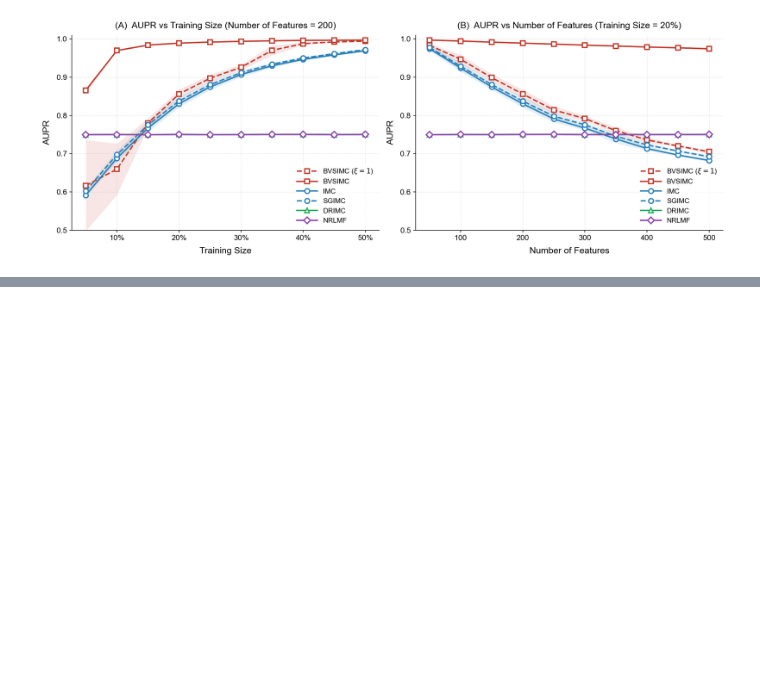
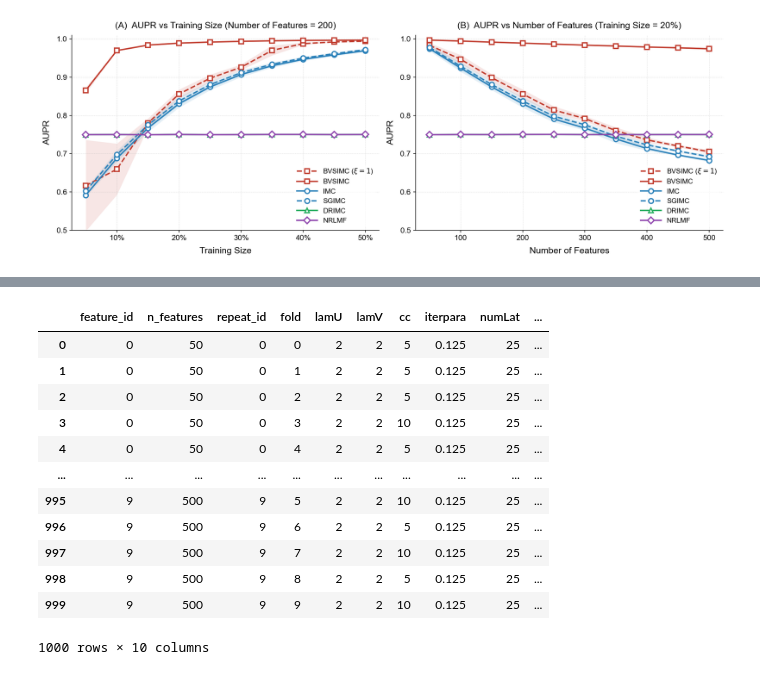
Before and after one commit to Sijianf/BVSIMC, a Jupyter notebook: scripts/simulations/cv_summary.ipynb, the cells around one changed output, grey strips where cells are left out. Cells and saved outputs as stored; diff of their text form; code cells hidden in the pictures; blank space fills up the shorter version.

```diff
--- a/scripts/simulations/cv_summary.ipynb
+++ b/scripts/simulations/cv_summary.ipynb
@@ -822,0 +1140,7 @@ plot_both(
+# %%
+res_d = summarize_method(
+    output_dir  = PATH_OUTPUT,
+    method_name = "drimc",
+    val_metric  = "auc",
+)
+res_d["final"]
@@ -822,0 +1159,16 @@ plot_both(
+# %%
+res_d['best_params']
+# %% [output]
+|  | feature_id | n_features | repeat_id | fold | lamU | lamV | cc | iterpara | numLat | ... |
+| 0 | 0 | 50 | 0 | 0 | 2 | 2 | 5 | 0.125 | 25 | ... |
+| 1 | 0 | 50 | 0 | 1 | 2 | 2 | 5 | 0.125 | 25 | ... |
+| 2 | 0 | 50 | 0 | 2 | 2 | 2 | 5 | 0.125 | 25 | ... |
+| 3 | 0 | 50 | 0 | 3 | 2 | 2 | 10 | 0.125 | 25 | ... |
+| 4 | 0 | 50 | 0 | 4 | 2 | 2 | 5 | 0.125 | 25 | ... |
+| ... | ... | ... | ... | ... | ... | ... | ... | ... | ... | ... |
+| 995 | 9 | 500 | 9 | 5 | 2 | 2 | 10 | 0.125 | 25 | ... |
+| 996 | 9 | 500 | 9 | 6 | 2 | 2 | 5 | 0.125 | 25 | ... |
+| 997 | 9 | 500 | 9 | 7 | 2 | 2 | 10 | 0.125 | 25 | ... |
+| 998 | 9 | 500 | 9 | 8 | 2 | 2 | 5 | 0.125 | 25 | ... |
+| 999 | 9 | 500 | 9 | 9 | 2 | 2 | 10 | 0.125 | 25 | ... |
+1000 rows × 10 columns
```
Also changed, not shown: parts of 11 cells of this notebook, 10 other files.
